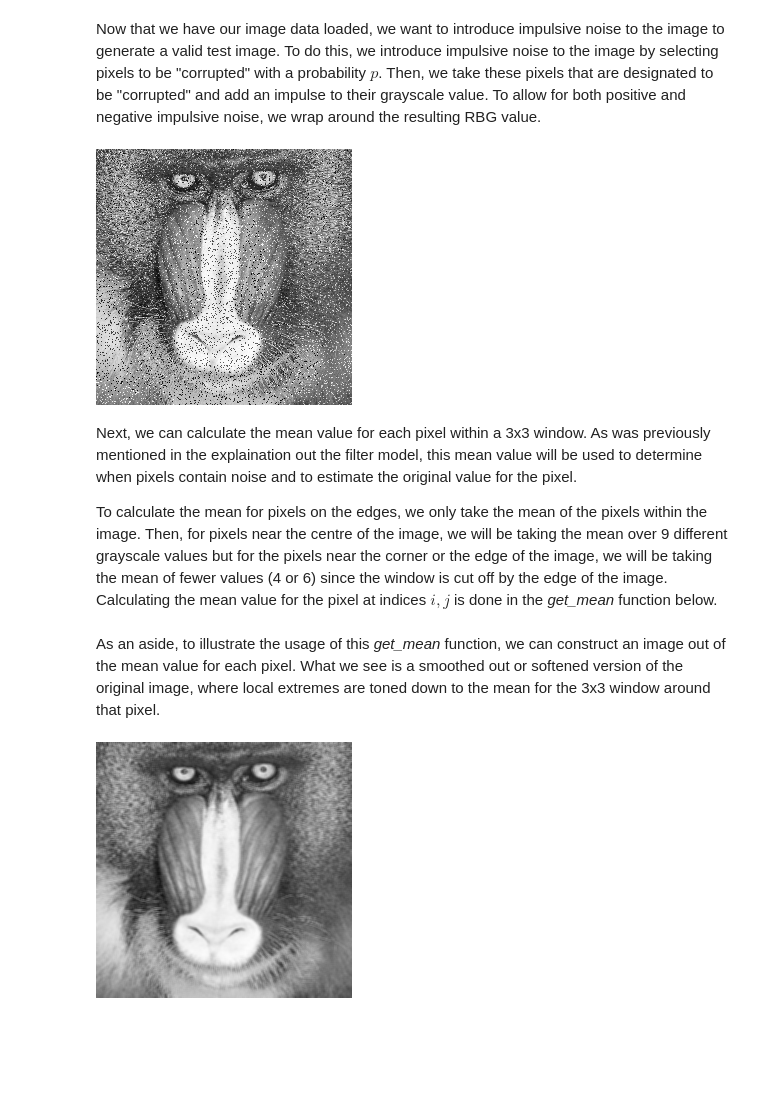
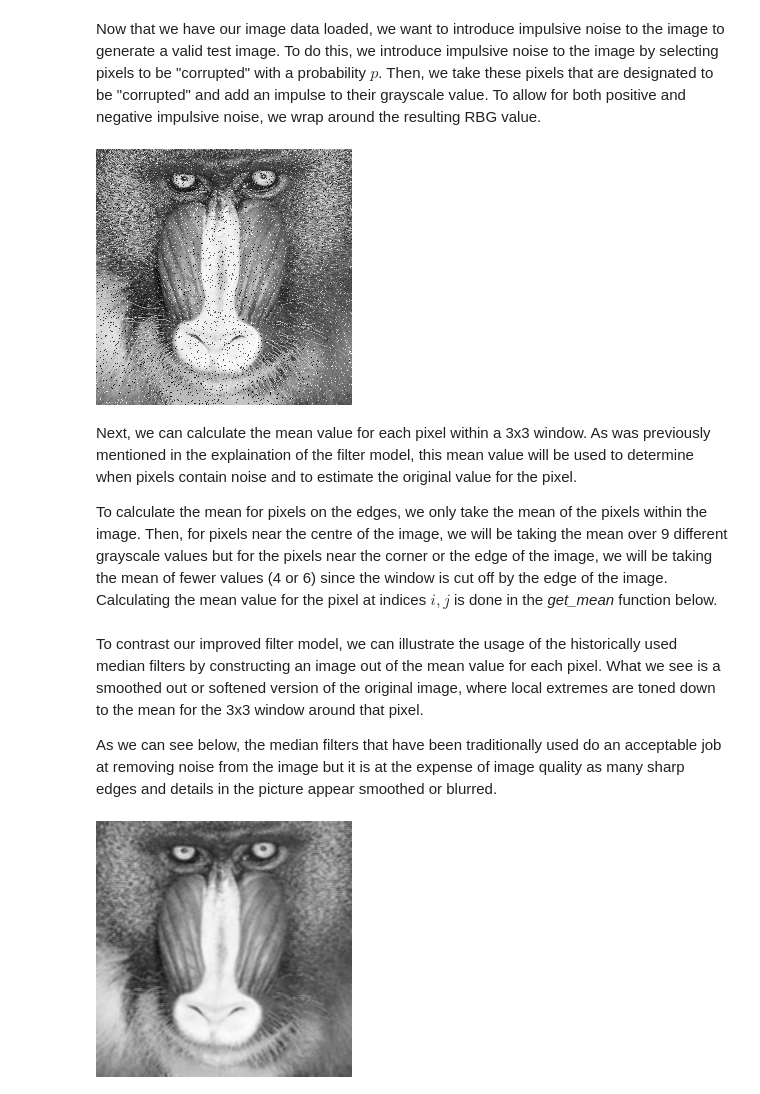
Before and after one commit to djdrng/impulsive-noise-removal, a Jupyter notebook: report.ipynb, the cells around one changed output. Drawn from its saved outputs; the diff is of its cells as text; code cells hidden in the pictures; blank space fills up the shorter version.

Commit message:
Added median filter, some report changes

```diff
--- a/report.ipynb
+++ b/report.ipynb
@@ -138,22 +147,22 @@ Now that we have our image data loaded, we want to introduce impulsive noise to
 # %%
 def apply_impulsive_noise(image_data: np.ndarray, amplitude, probability) -> np.ndarray:
   """
   Apply impulsive noise to image data
   """
   for i in range(len(image_data)):
     for j in range(len(image_data[0])):
       if (np.random.random() < probability):
           image_data[i][j] = (image_data[i][j] + amplitude) % 255
   return image_data
 
 data = np.copy(original_data)
-noisy_data = apply_impulsive_noise(data, 100, 0.1)
+noisy_data = apply_impulsive_noise(data, 100, 0.05)
 noisy_image = create_image(noisy_data)
 noisy_image.show()
 # %% [output]
-[figure, old version]
+[figure, new version]
 # %% [markdown]
-Next, we can calculate the mean value for each pixel within a 3x3 window. As was previously mentioned in the explaination out the filter model, this mean value will be used to determine when pixels contain noise and to estimate the original value for the pixel.
+Next, we can calculate the mean value for each pixel within a 3x3 window. As was previously mentioned in the explaination of the filter model, this mean value will be used to determine when pixels contain noise and to estimate the original value for the pixel.
 
 To calculate the mean for pixels on the edges, we only take the mean of the pixels within the image. Then, for pixels near the centre of the image, we will be taking the mean over 9 different grayscale values but for the pixels near the corner or the edge of the image, we will be taking the mean of fewer values (4 or 6) since the window is cut off by the edge of the image. Calculating the mean value for the pixel at indices $i,j$ is done in the *get_mean* function below.
 # %%
@@ -192,5 +201,7 @@ def get_mean(x: np.ndarray, i, j):
   mean /= count
   return mean
 # %% [markdown]
-As an aside, to illustrate the usage of this *get_mean* function, we can construct an image out of the mean value for each pixel. What we see is a smoothed out or softened version of the original image, where local extremes are toned down to the mean for the 3x3 window around that pixel.
+To contrast our improved filter model, we can illustrate the usage of the historically used median filters by constructing an image out of the mean value for each pixel. What we see is a smoothed out or softened version of the original image, where local extremes are toned down to the mean for the 3x3 window around that pixel.
+
+As we can see below, the median filters that have been traditionally used do an acceptable job at removing noise from the image but it is at the expense of image quality as many sharp edges and details in the picture appear smoothed or blurred.
 # %%
```
Also changed, not shown: parts of 10 cells of this notebook, 15 other files.
